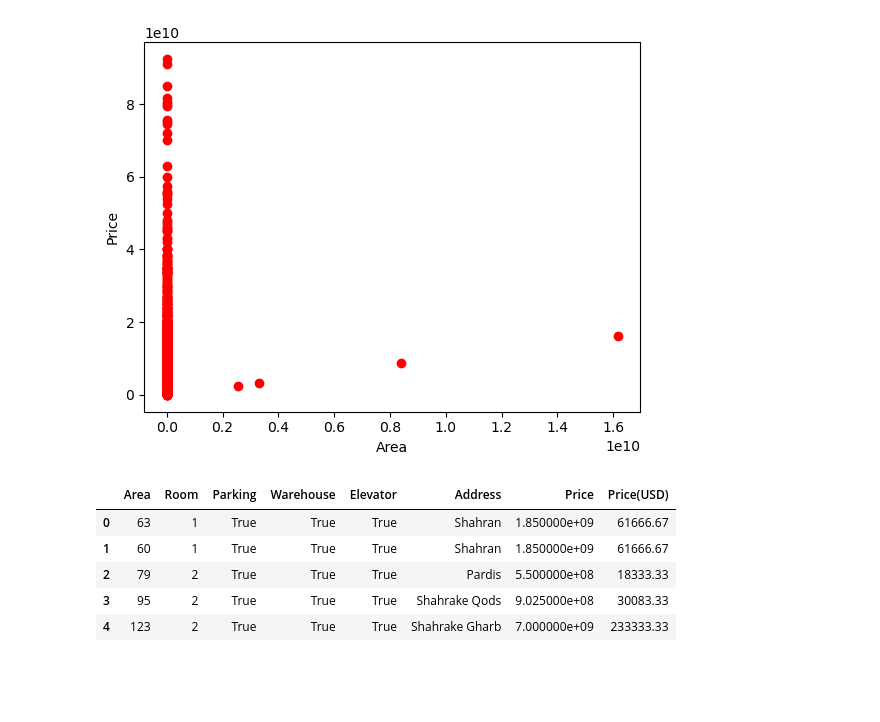
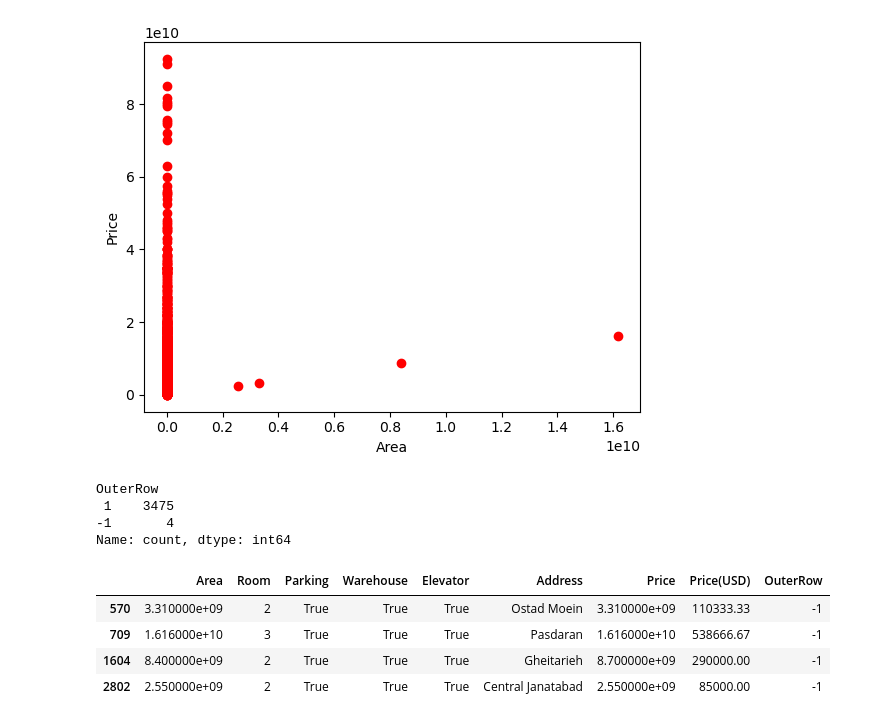
Before and after one commit to abolfazlhba/Tehran-Housing-Price-Forecast, a Jupyter notebook: Housing Forecast/Multiple Regression Model.ipynb, the cells around one changed output. Saved outputs shown, nothing was run; the diff lists cells and outputs as text; code cells hidden in the pictures; blank space fills up the shorter version.

```diff
--- a/Housing Forecast/Multiple Regression Model.ipynb
+++ b/Housing Forecast/Multiple Regression Model.ipynb
@@ -12,3 +14,3 @@ import joblib
 # %%
-df=pd.read_csv("../Data/HouseImformation.csv")
+dfMC=pd.read_csv("../Data/HouseImformation.csv")
 # %%
@@ -30,12 +32,21 @@ plt.ylabel("Price")
 plt.show()
 # %% [output]
 [figure]
-# %%
-df.head()
-# %% [output]
-|  | Area | Room | Parking | Warehouse | Elevator | Address | Price | Price(USD) |
-| 0 | 63 | 1 | True | True | True | Shahran | 1.850000e+09 | 61666.67 |
-| 1 | 60 | 1 | True | True | True | Shahran | 1.850000e+09 | 61666.67 |
-| 2 | 79 | 2 | True | True | True | Pardis | 5.500000e+08 | 18333.33 |
-| 3 | 95 | 2 | True | True | True | Shahrake Qods | 9.025000e+08 | 30083.33 |
-| 4 | 123 | 2 | True | True | True | Shahrake Gharb | 7.000000e+09 | 233333.33 |
+# %%
+iso=IsolationForest(contamination=0.001)
+dfMC["OuterRow"] = iso.fit_predict(dfMC[["Area"]])
+
+print(dfMC["OuterRow"].value_counts())
+# %% [output]
+OuterRow
+ 1    3475
+-1       4
+Name: count, dtype: int64
+# %%
+dfMC[dfMC["OuterRow"] == -1]
+# %% [output]
+|  | Area | Room | Parking | Warehouse | Elevator | Address | Price | Price(USD) | OuterRow |
+| 570 | 3.310000e+09 | 2 | True | True | True | Ostad Moein | 3.310000e+09 | 110333.33 | -1 |
+| 709 | 1.616000e+10 | 3 | True | True | True | Pasdaran | 1.616000e+10 | 538666.67 | -1 |
+| 1604 | 8.400000e+09 | 2 | True | True | True | Gheitarieh | 8.700000e+09 | 290000.00 | -1 |
+| 2802 | 2.550000e+09 | 2 | True | True | True | Central Janatabad | 2.550000e+09 | 85000.00 | -1 |
```
Also changed, not shown: parts of 30 cells of this notebook, 3 other files.
